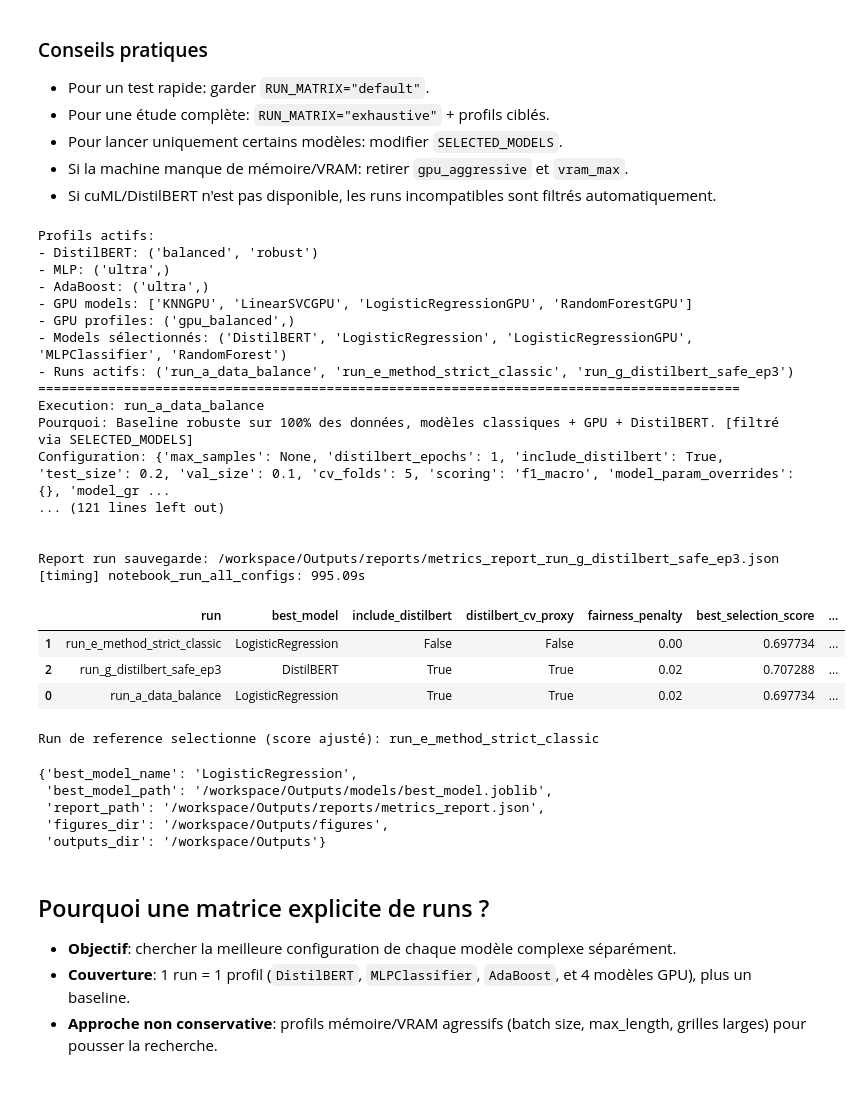
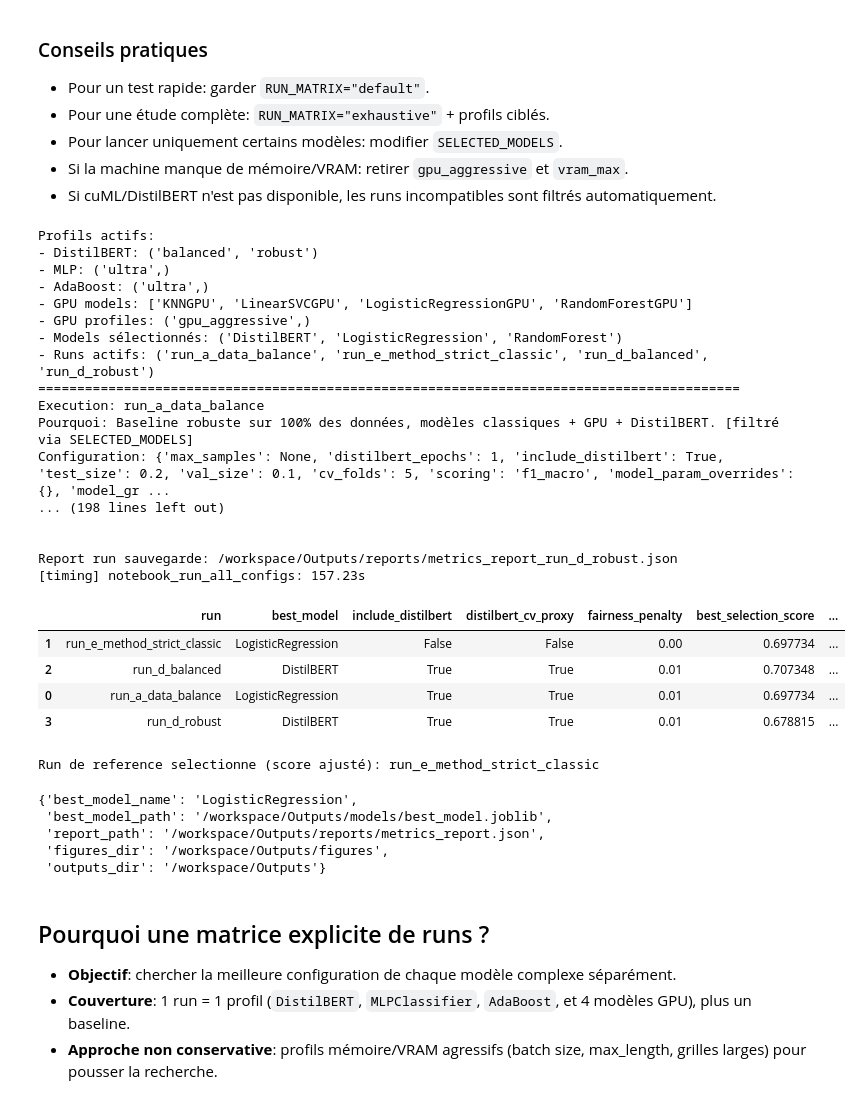
Before and after one commit to UQO-ML/Tech-App-Projet, a Jupyter notebook: notebook_principal.ipynb, the cells around one changed output. Cells and saved outputs as stored; diff of their text form; code cells hidden in the pictures.

```diff
--- a/notebook_principal.ipynb
+++ b/notebook_principal.ipynb
@@ -70,7 +70,7 @@ Cette section regroupe **tous les paramètres utilisateur**. Le détail des prof
 # Choix de la matrice de runs:
 # - "default": exécution rapide
 # - "exhaustive": couverture complète des profils
-RUN_MATRIX = "default"  # "default" ou "exhaustive"
+RUN_MATRIX = "exhaustive"  # "default" ou "exhaustive"
 
 # Sélection directe des modèles à lancer depuis le notebook.
 #
@@ -101,12 +101,13 @@ AVAILABLE_MODELS = tuple(run_configs.BASE_MODEL_NAMES)
 # SELECTED_MODELS = tuple(AVAILABLE_MODELS)
 # SELECTED_MODELS = ("LinearSVC", "KNN", "MLPClassifier")
 # SELECTED_MODELS = ("LinearSVCGPU", "KNNGPU", "RandomForestGPU", "LogisticRegressionGPU")
-SELECTED_MODELS = ("DistilBERT","LogisticRegression", "LogisticRegressionGPU", "MLPClassifier","RandomForest")
+SELECTED_MODELS = ("DistilBERT","LogisticRegression", "RandomForest")
 
 
 # Malus de prudence pour les runs DistilBERT évalués avec CV proxy.
 # Recommandé: 0.00 à 0.05.
-DISTILBERT_PROXY_PENALTY = run_configs.DISTILBERT_PROXY_PENALTY_DEFAULT
+# DISTILBERT_PROXY_PENALTY = run_configs.DISTILBERT_PROXY_PENALTY_DEFAULT
+DISTILBERT_PROXY_PENALTY = 0.01
 
 # Options disponibles (profils/modèles exposés par run_configs).
 RUN_OPTIONS = run_configs.get_available_exhaustive_options()
@@ -115,7 +116,7 @@ GPU_MODELS_ENABLED = (RUN_OPTIONS["gpu_models"])
 
 # Profils GPU activés: fast (rapide), balanced (compromis), aggressive (plus coûteux).
 # GPU_PROFILES_ENABLED = ("gpu_fast", "gpu_balanced", "gpu_aggressive")
-GPU_PROFILES_ENABLED = ("gpu_balanced",)
+GPU_PROFILES_ENABLED = ("gpu_aggressive",)
 
 # Profils activés par famille de modèles.
 # DISTILBERT_PROFILES_ENABLED = tuple(RUN_OPTIONS["distilbert_profiles"])
@@ -198,41 +199,42 @@ FIGURE_NAMES = workflow["figure_names"]
 display(
     run_summary_df[
         [
             "run",
             "best_model",
             "include_distilbert",
             "distilbert_cv_proxy",
             "fairness_penalty",
             "best_selection_score",
             "adjusted_selection_score",
             "best_test_f1_macro",
         ]
     ]
 )
 print(f"Run de reference selectionne (score ajusté): {BEST_RUN}")
 artifacts
 # %% [output]
 Profils actifs:
 - DistilBERT: ('balanced', 'robust')
 - MLP: ('ultra',)
 - AdaBoost: ('ultra',)
 - GPU models: ['KNNGPU', 'LinearSVCGPU', 'LogisticRegressionGPU', 'RandomForestGPU']
-- GPU profiles: ('gpu_balanced',)
-- Models sélectionnés: ('DistilBERT', 'LogisticRegression', 'LogisticRegressionGPU', 'MLPClassifier', 'RandomForest')
-- Runs actifs: ('run_a_data_balance', 'run_e_method_strict_classic', 'run_g_distilbert_safe_ep3')
+- GPU profiles: ('gpu_aggressive',)
+- Models sélectionnés: ('DistilBERT', 'LogisticRegression', 'RandomForest')
+- Runs actifs: ('run_a_data_balance', 'run_e_method_strict_classic', 'run_d_balanced', 'run_d_robust')
 ==========================================================================================
 Execution: run_a_data_balance
 Pourquoi: Baseline robuste sur 100% des données, modèles classiques + GPU + DistilBERT. [filtré via SELECTED_MODELS]
 Configuration: {'max_samples': None, 'distilbert_epochs': 1, 'include_distilbert': True, 'test_size': 0.2, 'val_size': 0.1, 'cv_folds': 5, 'scoring': 'f1_macro', 'model_param_overrides': {}, 'model_gr ...
-... (121 lines left out)
+... (198 lines left out)
 
 
-Report run sauvegarde: /workspace/Outputs/reports/metrics_report_run_g_distilbert_safe_ep3.json
-[timing] notebook_run_all_configs: 995.09s
+Report run sauvegarde: /workspace/Outputs/reports/metrics_report_run_d_robust.json
+[timing] notebook_run_all_configs: 157.23s
 |  | run | best_model | include_distilbert | distilbert_cv_proxy | fairness_penalty | best_selection_score | ... |
 | 1 | run_e_method_strict_classic | LogisticRegression | False | False | 0.00 | 0.697734 | ... |
-| 2 | run_g_distilbert_safe_ep3 | DistilBERT | True | True | 0.02 | 0.707288 | ... |
-| 0 | run_a_data_balance | LogisticRegression | True | True | 0.02 | 0.697734 | ... |
+| 2 | run_d_balanced | DistilBERT | True | True | 0.01 | 0.707348 | ... |
+| 0 | run_a_data_balance | LogisticRegression | True | True | 0.01 | 0.697734 | ... |
+| 3 | run_d_robust | DistilBERT | True | True | 0.01 | 0.678815 | ... |
 Run de reference selectionne (score ajusté): run_e_method_strict_classic
 {'best_model_name': 'LogisticRegression',
  'best_model_path': '/workspace/Outputs/models/best_model.joblib',
```
Also changed, not shown: parts of 5 cells of this notebook, 35 other files.
